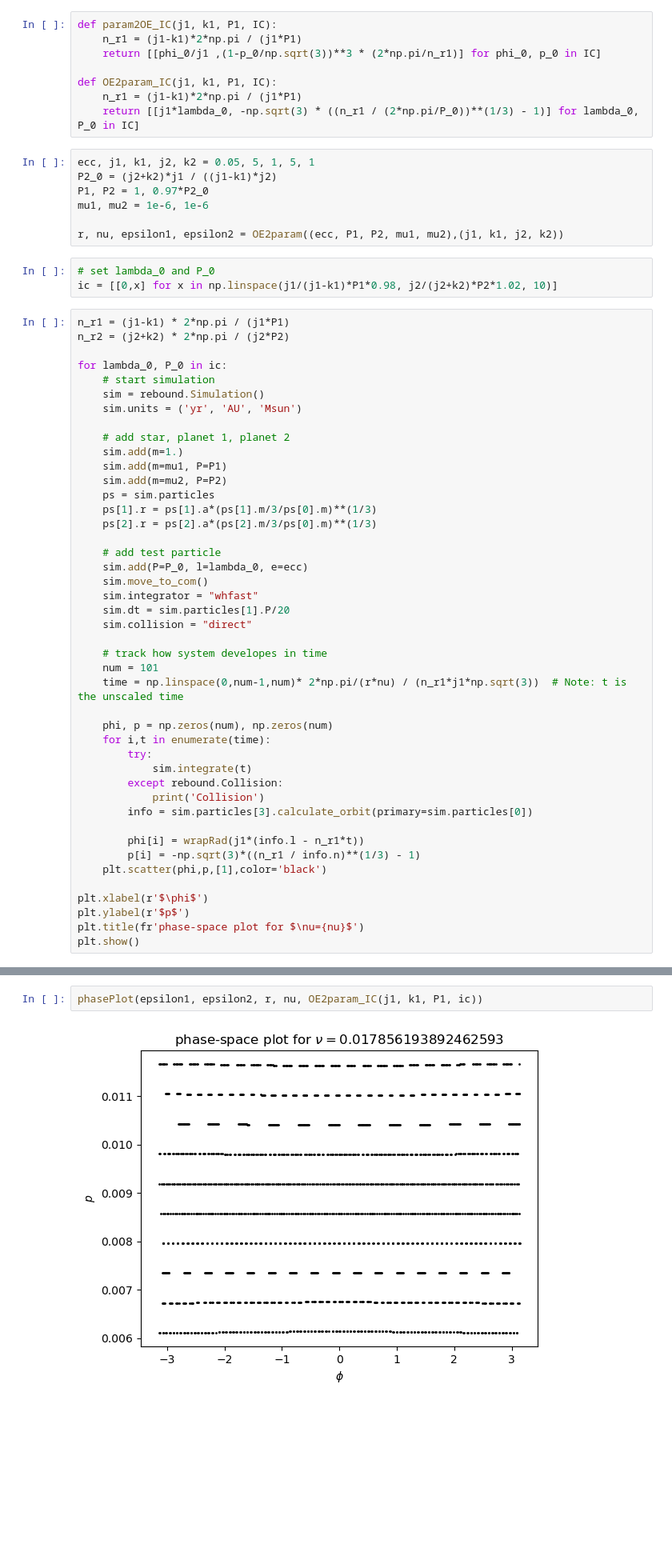
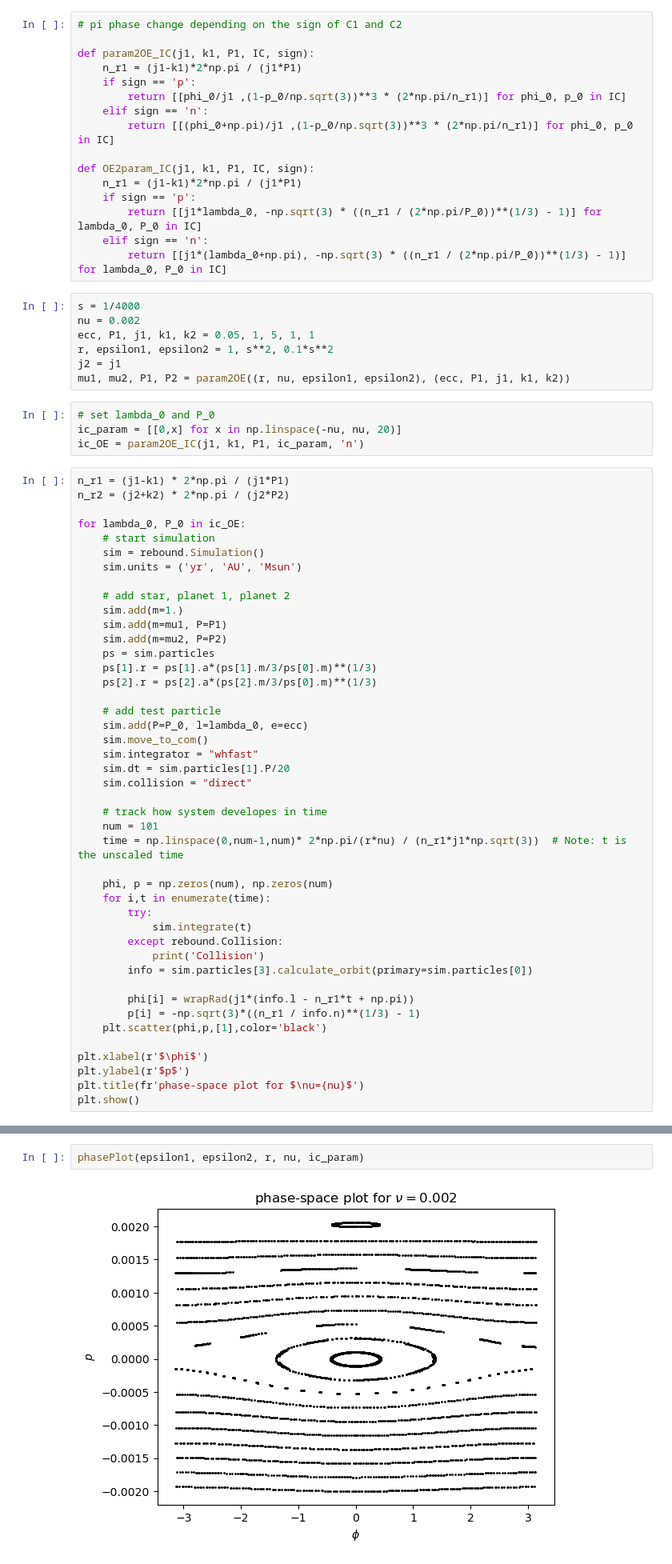
Before and after one commit to EritasY/Chaos, a Jupyter notebook: Surface of section.ipynb, the cells around one changed output, grey strips where cells are left out. Shown at 80% size. Saved outputs shown, nothing was run; the diff lists cells and outputs as text; blank space fills up the shorter version.

```diff
--- a/Surface of section.ipynb
+++ b/Surface of section.ipynb
@@ -76,28 +76,37 @@ $$ ICs: \qquad
 \phi = j_1(\lambda-n_{r1}t),\qquad
 p = -\sqrt{3}\left[\left(\frac{n_{r1}}{2\pi/P_0}\right)^{1/3}-1\right]$$
 # %%
-def param2OE_IC(j1, k1, P1, IC):
+# pi phase change depending on the sign of C1 and C2
+
+def param2OE_IC(j1, k1, P1, IC, sign):
     n_r1 = (j1-k1)*2*np.pi / (j1*P1)
-    return [[phi_0/j1 ,(1-p_0/np.sqrt(3))**3 * (2*np.pi/n_r1)] for phi_0, p_0 in IC]
+    if sign == 'p':
+        return [[phi_0/j1 ,(1-p_0/np.sqrt(3))**3 * (2*np.pi/n_r1)] for phi_0, p_0 in IC]
+    elif sign == 'n':
+        return [[(phi_0+np.pi)/j1 ,(1-p_0/np.sqrt(3))**3 * (2*np.pi/n_r1)] for phi_0, p_0 in IC]
 
-def OE2param_IC(j1, k1, P1, IC):
+def OE2param_IC(j1, k1, P1, IC, sign):
     n_r1 = (j1-k1)*2*np.pi / (j1*P1)
-    return [[j1*lambda_0, -np.sqrt(3) * ((n_r1 / (2*np.pi/P_0))**(1/3) - 1)] for lambda_0, P_0 in IC]
+    if sign == 'p':
+        return [[j1*lambda_0, -np.sqrt(3) * ((n_r1 / (2*np.pi/P_0))**(1/3) - 1)] for lambda_0, P_0 in IC]
+    elif sign == 'n':
+        return [[j1*(lambda_0+np.pi), -np.sqrt(3) * ((n_r1 / (2*np.pi/P_0))**(1/3) - 1)] for lambda_0, P_0 in IC]
 # %%
-ecc, j1, k1, j2, k2 = 0.05, 5, 1, 5, 1
-P2_0 = (j2+k2)*j1 / ((j1-k1)*j2)
-P1, P2 = 1, 0.97*P2_0
-mu1, mu2 = 1e-6, 1e-6
-
-r, nu, epsilon1, epsilon2 = OE2param((ecc, P1, P2, mu1, mu2),(j1, k1, j2, k2))
+s = 1/4000
+nu = 0.002
+ecc, P1, j1, k1, k2 = 0.05, 1, 5, 1, 1
+r, epsilon1, epsilon2 = 1, s**2, 0.1*s**2
+j2 = j1
+mu1, mu2, P1, P2 = param2OE((r, nu, epsilon1, epsilon2), (ecc, P1, j1, k1, k2))
 # %%
 # set lambda_0 and P_0
-ic = [[0,x] for x in np.linspace(j1/(j1-k1)*P1*0.98, j2/(j2+k2)*P2*1.02, 10)]
+ic_param = [[0,x] for x in np.linspace(-nu, nu, 20)]
+ic_OE = param2OE_IC(j1, k1, P1, ic_param, 'n')
 # %%
 n_r1 = (j1-k1) * 2*np.pi / (j1*P1)
 n_r2 = (j2+k2) * 2*np.pi / (j2*P2)
 
-for lambda_0, P_0 in ic:
+for lambda_0, P_0 in ic_OE:
     # start simulation
     sim = rebound.Simulation()
     sim.units = ('yr', 'AU', 'Msun')
@@ -129,7 +138,7 @@ for lambda_0, P_0 in ic:
             print('Collision')
         info = sim.particles[3].calculate_orbit(primary=sim.particles[0])
 
-        phi[i] = wrapRad(j1*(info.l - n_r1*t))
+        phi[i] = wrapRad(j1*(info.l - n_r1*t + np.pi))
         p[i] = -np.sqrt(3)*((n_r1 / info.n)**(1/3) - 1)
     plt.scatter(phi,p,[1],color='black')
 
@@ -159,6 +168,6 @@ def phasePlot(epsilon1, epsilon2, r, nu, ic):
     plt.title(fr'phase-space plot for $\nu={nu}$')
     plt.show()
 # %%
-phasePlot(epsilon1, epsilon2, r, nu, OE2param_IC(j1, k1, P1, ic))
+phasePlot(epsilon1, epsilon2, r, nu, ic_param)
 # %% [output]
-[figure, old version]
+[figure, new version]
```
Also changed, not shown: parts of 1 cell of this notebook, 2 other files.
